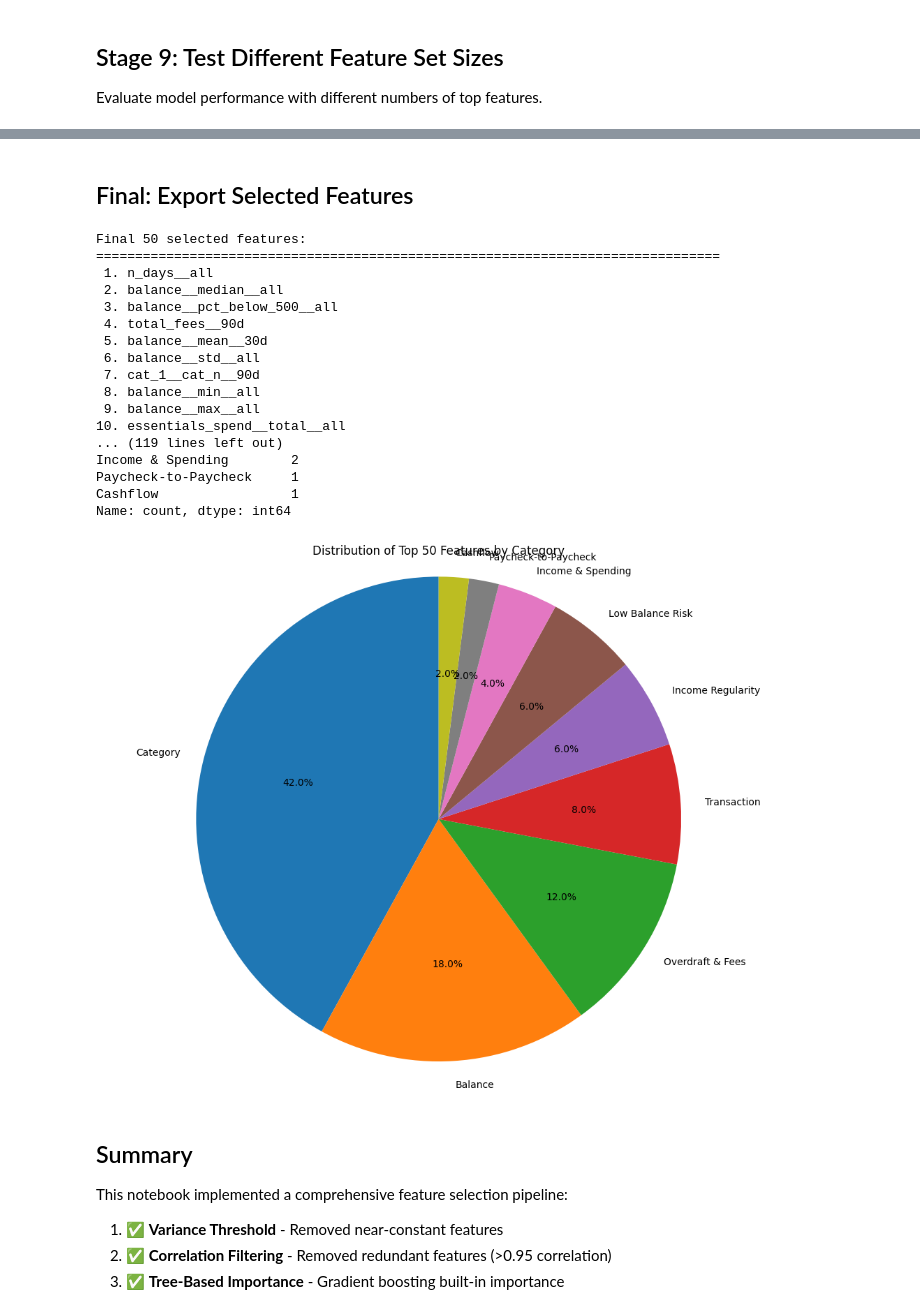
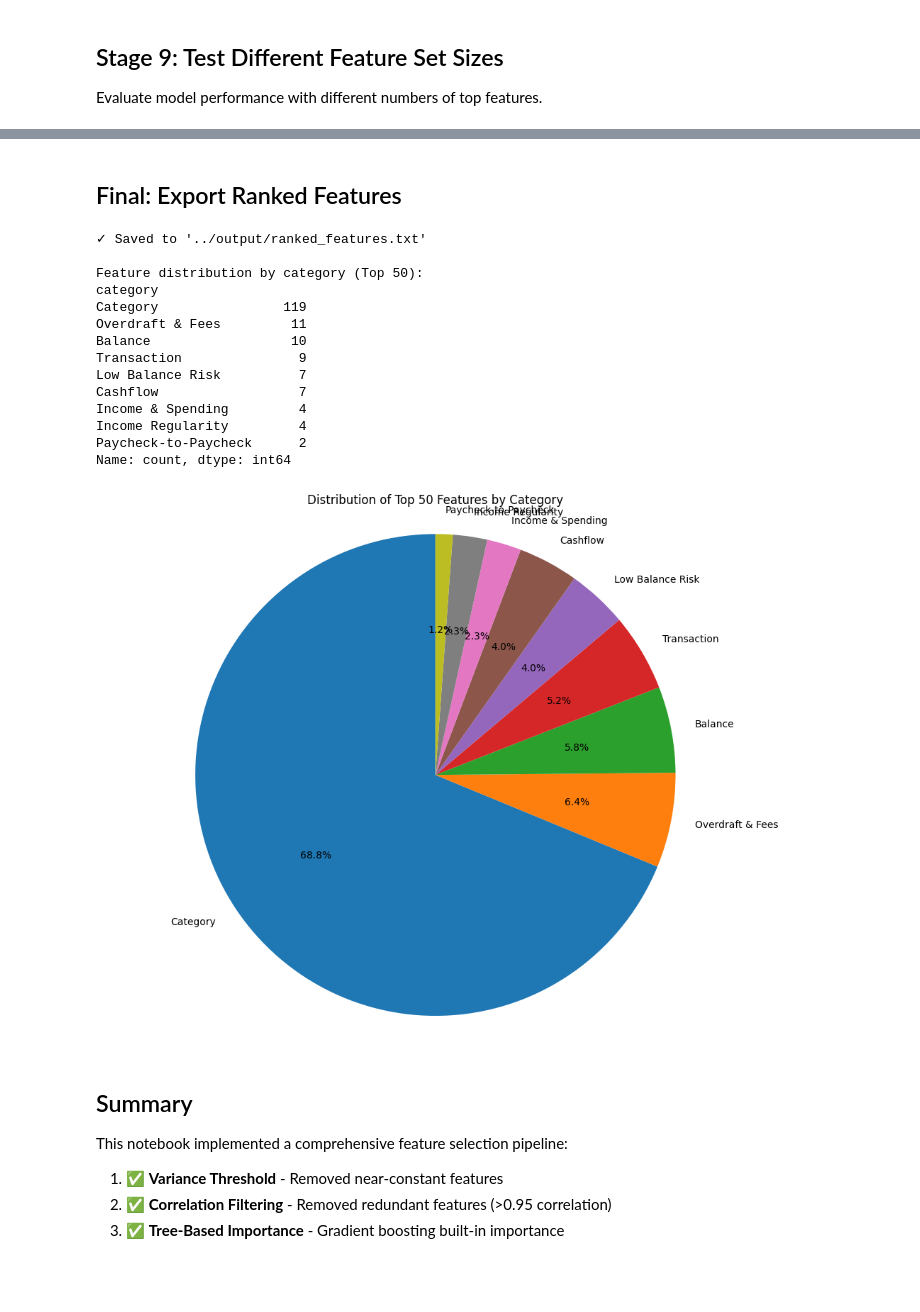
Before and after one commit to kangyuj0531/dsc180a-prism-data, a Jupyter notebook: feature_selection/feature_selection_comprehensive.ipynb, the cells around one changed output, grey strips where cells are left out. Saved outputs shown, nothing was run; the diff lists cells and outputs as text; code cells hidden in the pictures; blank space fills up the shorter version.

```diff
--- a/feature_selection/feature_selection_comprehensive.ipynb
+++ b/feature_selection/feature_selection_comprehensive.ipynb
@@ -38,7 +38,7 @@ Imports complete!
 # %%
 # Load features from CSV
 print("Loading features from CSV...")
-features_df = pd.read_csv('features.csv', index_col=0)
+features_df = pd.read_csv('../output/features.csv', index_col=0)
 
 print(f"\nTotal features: {features_df.shape[1] - 1}")
 print(f"Total consumers: {features_df.shape[0]}")
@@ -312,18 +309,12 @@ try:
         'shap_importance': np.abs(shap_values).mean(axis=0)
     }).sort_values('shap_importance', ascending=False)
 
-    print("\nTop 20 Features by SHAP Importance:")
-    print(shap_importance.head(20).to_string())
-
-    # Summary plot
-    plt.figure(figsize=(10, 8))
-    shap.summary_plot(shap_values, X_val_sample, plot_type="bar", max_display=30, show=False)
-    plt.tight_layout()
-    plt.show()
+    print("\nTop 10 Features by SHAP Importance:")
+    print(shap_importance.head(10).to_string())
 
     # Detailed summary plot
     plt.figure(figsize=(10, 8))
-    shap.summary_plot(shap_values, X_val_sample, max_display=20, show=False)
+    shap.summary_plot(shap_values, X_val_sample, max_display=10, show=False)
     plt.tight_layout()
     plt.show()
 
@@ -600,25 +562,19 @@ OPTIMAL: 50 features with AUC = 0.8078
 ================================================================================
 # %% [markdown]
-## Final: Export Selected Features
+## Final: Export Ranked Features
 # %%
-# Export top 50 features for production use
-n_final = 50
-final_features = consensus_df.head(n_final)['feature'].tolist()
-
-print(f"\nFinal {n_final} selected features:")
-print("="*80)
-for i, feat in enumerate(final_features, 1):
-    print(f"{i:2d}. {feat}")
+# Export ranked features
+final_features = consensus_df['feature'].tolist()
 
 # Save to file
-with open('selected_features_top50.txt', 'w') as f:
+with open('../output/ranked_features.txt', 'w') as f:
     for feat in final_features:
         f.write(feat + '\n')
 
-print("\n✓ Saved to 'selected_features_top50.txt'")
+print("\n✓ Saved to '../output/ranked_features.txt'")
 
 # Create a feature importance visualization by category
-top_50_with_scores = consensus_df.head(50).copy()
+ranked_features = consensus_df.copy()
 
 def categorize_feature(feat_name):
     if 'overdraft' in feat_name or 'fee' in feat_name:
@@ -626,52 +582,49 @@ def categorize_feature(feat_name):
     elif any(x in feat_name for x in ['days_below', 'consecutive_negative', 'zero_crossings']):
         return 'Low Balance Risk'
     elif feat_name.startswith('paycheck__') or 'coefficient_of_variation' in feat_name or 'frequency' in feat_name:
         return 'Income Regularity'
     elif 'before_income' in feat_name or 'depletion' in feat_name:
         return 'Paycheck-to-Paycheck'
     elif feat_name.startswith('balance__'):
         return 'Balance'
     elif feat_name.startswith('cashflow__'):
         return 'Cashflow'
     elif feat_name.startswith('cat_'):
         return 'Category'
     elif feat_name.startswith('income__') or 'spend' in feat_name:
         return 'Income & Spending'
     else:
         return 'Transaction'
 
-top_50_with_scores['category'] = top_50_with_scores['feature'].apply(categorize_feature)
+ranked_features['category'] = ranked_features['feature'].apply(categorize_feature)
 
-category_counts = top_50_with_scores['category'].value_counts()
+category_counts = ranked_features['category'].value_counts()
 print("\nFeature distribution by category (Top 50):")
 print(category_counts)
 
 # Pie chart
 plt.figure(figsize=(10, 8))
 plt.pie(category_counts.values, labels=category_counts.index, autopct='%1.1f%%', startangle=90)
 plt.title('Distribution of Top 50 Features by Category')
 plt.axis('equal')
 plt.tight_layout()
 plt.show()
 # %% [output]
-Final 50 selected features:
-================================================================================
- 1. n_days__all
- 2. balance__median__all
- 3. balance__pct_below_500__all
- 4. total_fees__90d
- 5. balance__mean__30d
- 6. balance__std__all
- 7. cat_1__cat_n__90d
- 8. balance__min__all
- 9. balance__max__all
-10. essentials_spend__total__all
-... (119 lines left out)
-Income & Spending        2
-Paycheck-to-Paycheck     1
-Cashflow                 1
+✓ Saved to '../output/ranked_features.txt'
+
+Feature distribution by category (Top 50):
+category
+Category                119
+Overdraft & Fees         11
+Balance                  10
+Transaction               9
+Low Balance Risk          7
+Cashflow                  7
+Income & Spending         4
+Income Regularity         4
+Paycheck-to-Paycheck      2
 Name: count, dtype: int64
-[figure, old version]
+[figure, new version]
 # %% [markdown]
 ## Summary
 
```
Also changed, not shown: parts of 11 cells of this notebook, 10 other files.
